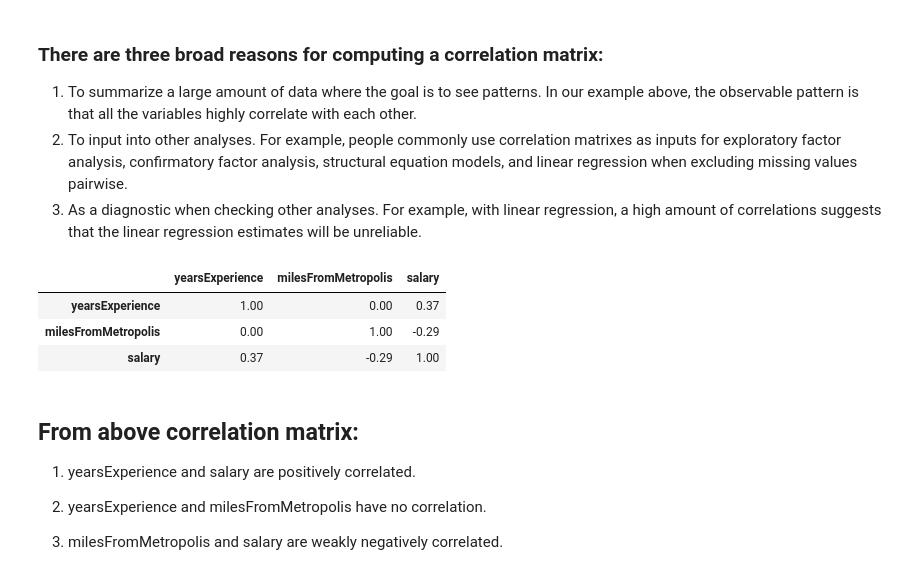
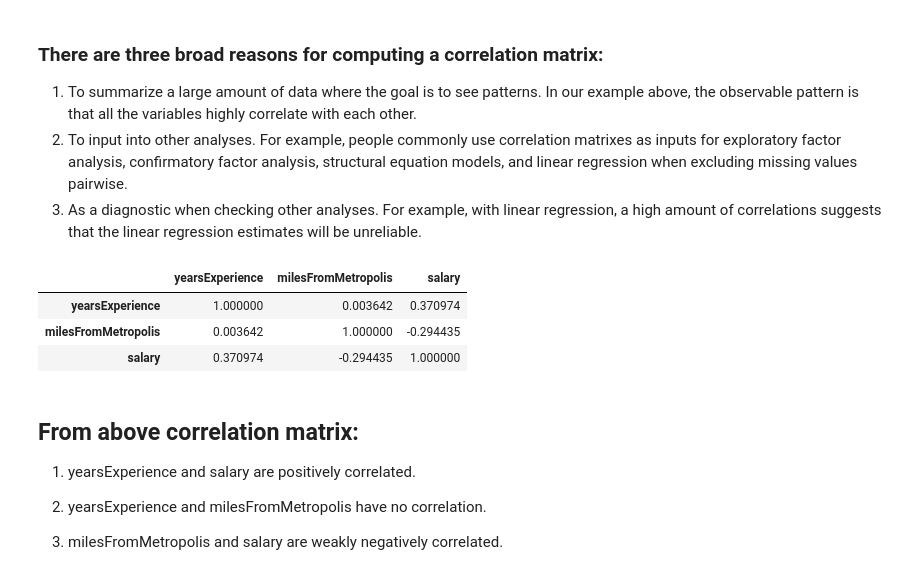
Before and after one commit to buvir/Projects_2025_Python_Study, a Jupyter notebook: Employee_attrition.ipynb, the cells around one changed output. Drawn from its saved outputs; the diff is of its cells as text; code cells hidden in the pictures.

```diff
--- a/Employee_attrition.ipynb
+++ b/Employee_attrition.ipynb
@@ -94,4 +94,5 @@ display(train_data.head())
 | 4 | JOB1362684407691 | COMP7 | VICE_PRESIDENT | BACHELORS | PHYSICS | FINANCE | 8 | 16 | ... |
 # %%
 #salaries less that 30 can be removed as such a such salary per month is not expected
-train_data =
+train_data = train_data[train_data['salary'] > 30]
+display(train_data.head())
@@ -246,4 +276,4 @@ dtype: int64
 ## removing 'jobId' and 'companyId' data from train and test data
 # %%
 # drop jobId and companyId from train_dataset
-train_data =
+train_data = train_data.drop(['jobId', 'companyId'], axis=1)
@@ -305,14 +318,14 @@ var_list = []
   3. As a diagnostic when checking other analyses. For example, with linear regression, a high amount of correlations suggests that the linear regression estimates will be unreliable.
 # %%
 # Correlation metrix using pandas
-corr =
+corr = train_data.corr(numeric_only=True)
 
-corr.style.background_gradient(cmap='coolwarm').set_precision(2)
+corr.style.background_gradient(cmap='coolwarm')
 # %% [output]
 |  | yearsExperience | milesFromMetropolis | salary |
-| yearsExperience | 1.00 | 0.00 | 0.37 |
-| milesFromMetropolis | 0.00 | 1.00 | -0.29 |
-| salary | 0.37 | -0.29 | 1.00 |
+| yearsExperience | 1.000000 | 0.003642 | 0.370974 |
+| milesFromMetropolis | 0.003642 | 1.000000 | -0.294435 |
+| salary | 0.370974 | -0.294435 | 1.000000 |
 # %% [markdown]
 ## From above correlation matrix:
 1. yearsExperience and salary are positively correlated.
```
Also changed, not shown: parts of 31 cells of this notebook.
